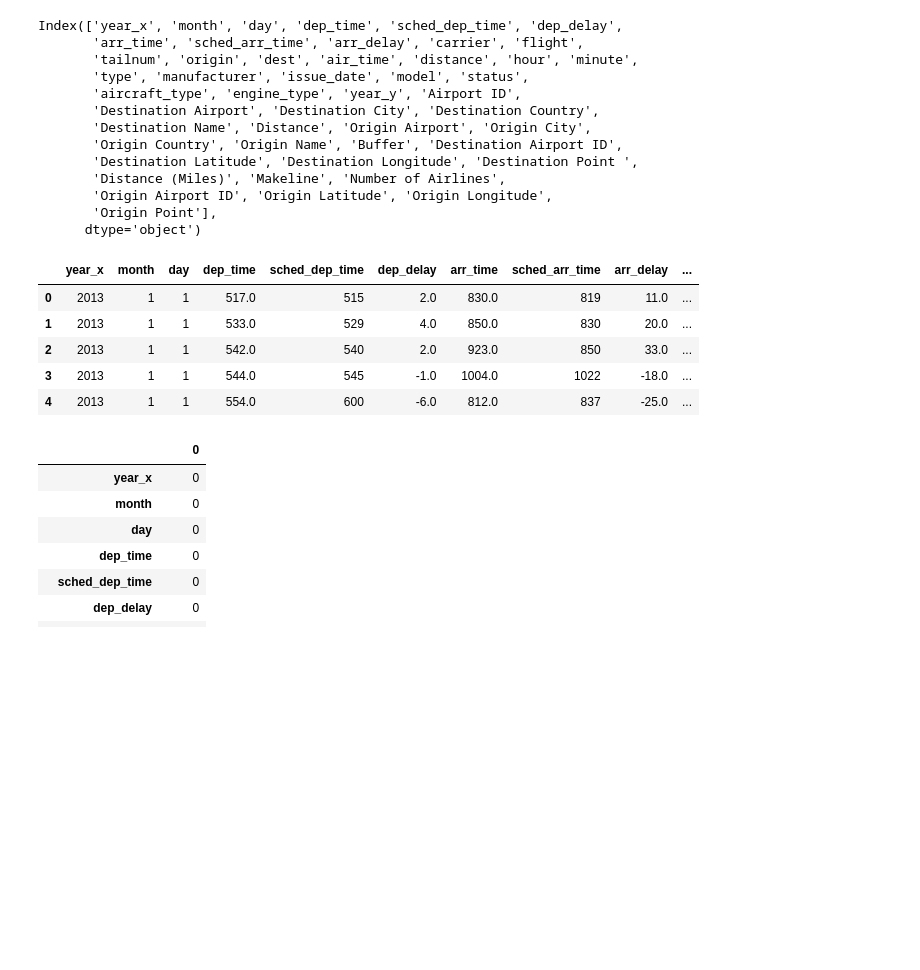
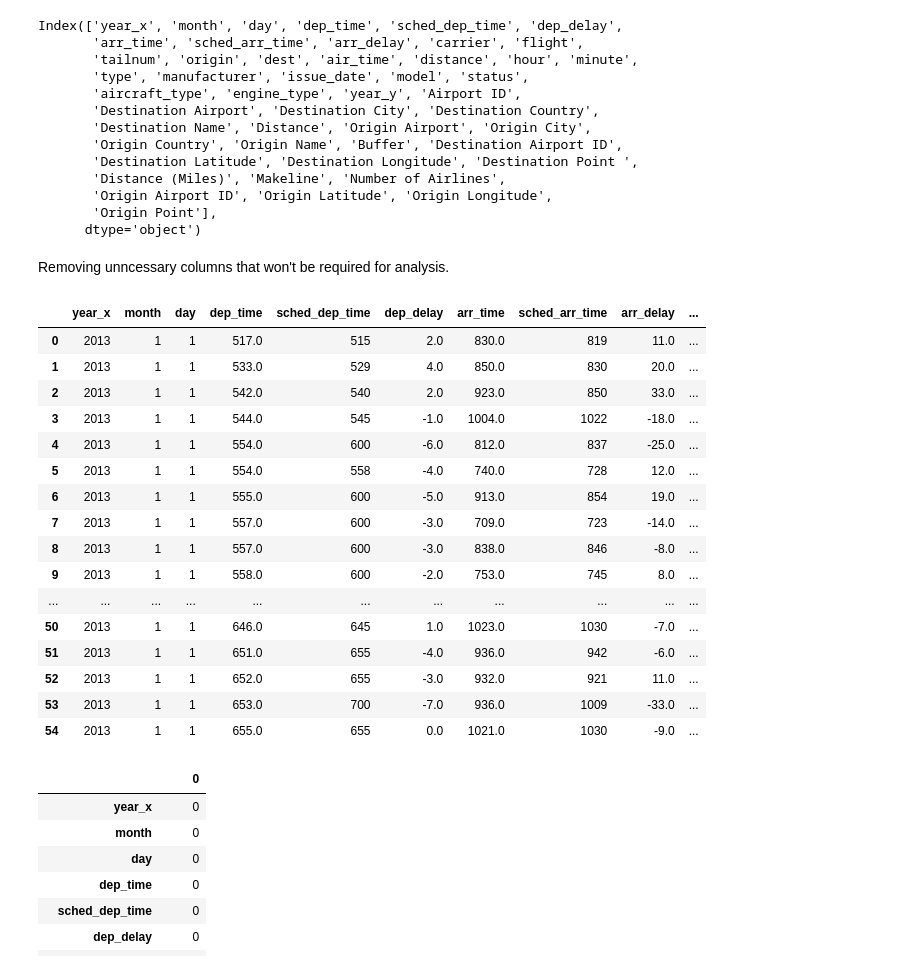
Before and after one commit to Saahil2106/Cloud9, a Jupyter notebook: Group06_Milestone2&3.ipynb, the cells around one changed output. Drawn from its saved outputs; the diff is of its cells as text; code cells hidden in the pictures; blank space fills up the shorter version.

```diff
--- a/Group06_Milestone2&3.ipynb
+++ b/Group06_Milestone2&3.ipynb
@@ -412,21 +479,34 @@ Index(['year_x', 'month', 'day', 'dep_time', 'sched_dep_time', 'dep_delay',
        'Origin Airport ID', 'Origin Latitude', 'Origin Longitude',
        'Origin Point'],
       dtype='object')
+# %% [markdown]
+Removing unncessary columns that won't be required for analysis.
 # %%
 # Remove the 'time_hour' column from the flight dataframe
 combined_data = combined_data.drop(columns=['Buffer','Makeline','Origin Latitude','Origin Longitude','Origin Point','Destination Airport ID',
                                             'Destination Latitude', 'Destination Longitude','Destination Point ','Origin Point',
                                             'Origin Point','Distance (Miles)','Origin Airport ID','Airport ID'])
 
 # Display the updated flight dataframe
-combined_data.head()
+combined_data.head(55)
 # %% [output]
 |  | year_x | month | day | dep_time | sched_dep_time | dep_delay | arr_time | sched_arr_time | arr_delay | ... |
 | 0 | 2013 | 1 | 1 | 517.0 | 515 | 2.0 | 830.0 | 819 | 11.0 | ... |
 | 1 | 2013 | 1 | 1 | 533.0 | 529 | 4.0 | 850.0 | 830 | 20.0 | ... |
 | 2 | 2013 | 1 | 1 | 542.0 | 540 | 2.0 | 923.0 | 850 | 33.0 | ... |
 | 3 | 2013 | 1 | 1 | 544.0 | 545 | -1.0 | 1004.0 | 1022 | -18.0 | ... |
 | 4 | 2013 | 1 | 1 | 554.0 | 600 | -6.0 | 812.0 | 837 | -25.0 | ... |
+| 5 | 2013 | 1 | 1 | 554.0 | 558 | -4.0 | 740.0 | 728 | 12.0 | ... |
+| 6 | 2013 | 1 | 1 | 555.0 | 600 | -5.0 | 913.0 | 854 | 19.0 | ... |
+| 7 | 2013 | 1 | 1 | 557.0 | 600 | -3.0 | 709.0 | 723 | -14.0 | ... |
+| 8 | 2013 | 1 | 1 | 557.0 | 600 | -3.0 | 838.0 | 846 | -8.0 | ... |
+| 9 | 2013 | 1 | 1 | 558.0 | 600 | -2.0 | 753.0 | 745 | 8.0 | ... |
+| ... | ... | ... | ... | ... | ... | ... | ... | ... | ... | ... |
+| 50 | 2013 | 1 | 1 | 646.0 | 645 | 1.0 | 1023.0 | 1030 | -7.0 | ... |
+| 51 | 2013 | 1 | 1 | 651.0 | 655 | -4.0 | 936.0 | 942 | -6.0 | ... |
+| 52 | 2013 | 1 | 1 | 652.0 | 655 | -3.0 | 932.0 | 921 | 11.0 | ... |
+| 53 | 2013 | 1 | 1 | 653.0 | 700 | -7.0 | 936.0 | 1009 | -33.0 | ... |
+| 54 | 2013 | 1 | 1 | 655.0 | 655 | 0.0 | 1021.0 | 1030 | -9.0 | ... |
 # %%
 combined_data.isna().sum()
 # %% [output]
```
Also changed, not shown: parts of 38 cells of this notebook.
